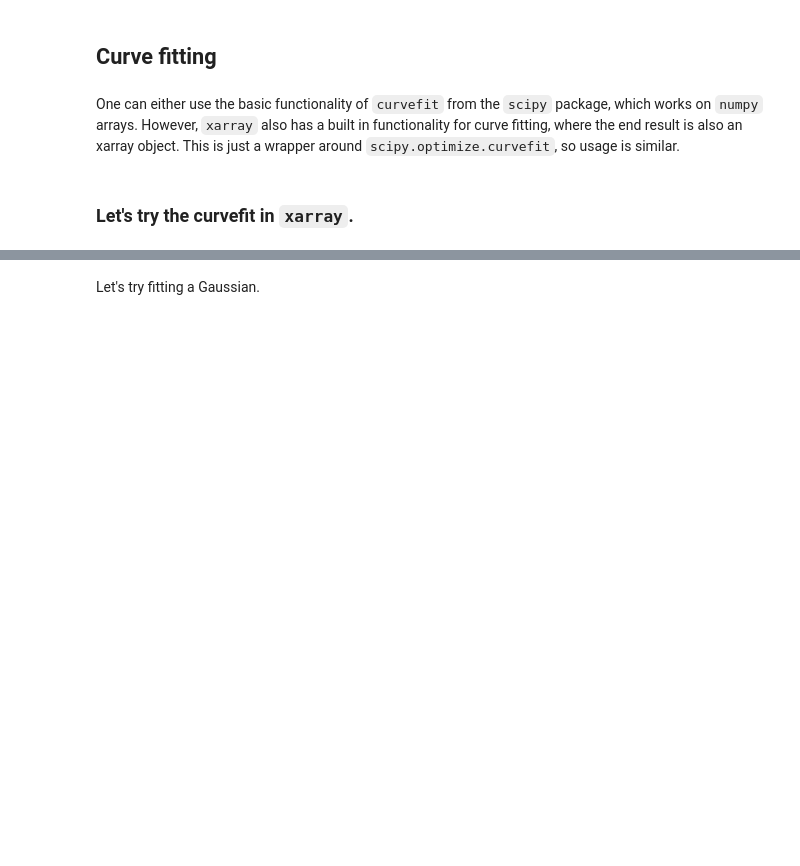
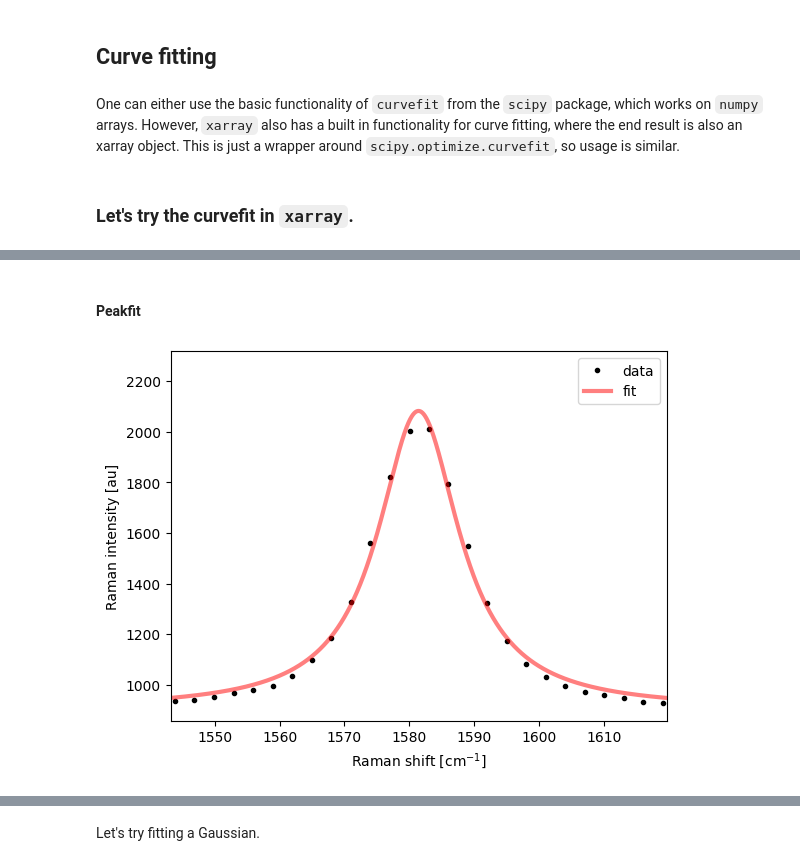
Before and after one commit to zrbyte/ramantools, a Jupyter notebook: ramantools tutorial.ipynb, the cells around one changed output, grey strips where cells are left out. Drawn from its saved outputs; the diff is of its cells as text; code cells hidden in the pictures; blank space fills up the shorter version.

Commit message:
corrections to peakfit()

```diff
--- a/ramantools tutorial.ipynb
+++ b/ramantools tutorial.ipynb
@@ -461,0 +466,7 @@ pl.legend()
+# %% [markdown]
+#### Peakfit
+# %%
+# the toplot option, plots the fit result.
+ssfit = rt.peakfit(single_s.ssxr, toplot = True)
+# %% [output]
+[figure, added]
```
Also changed, not shown: parts of 18 cells of this notebook, 10 other files.
